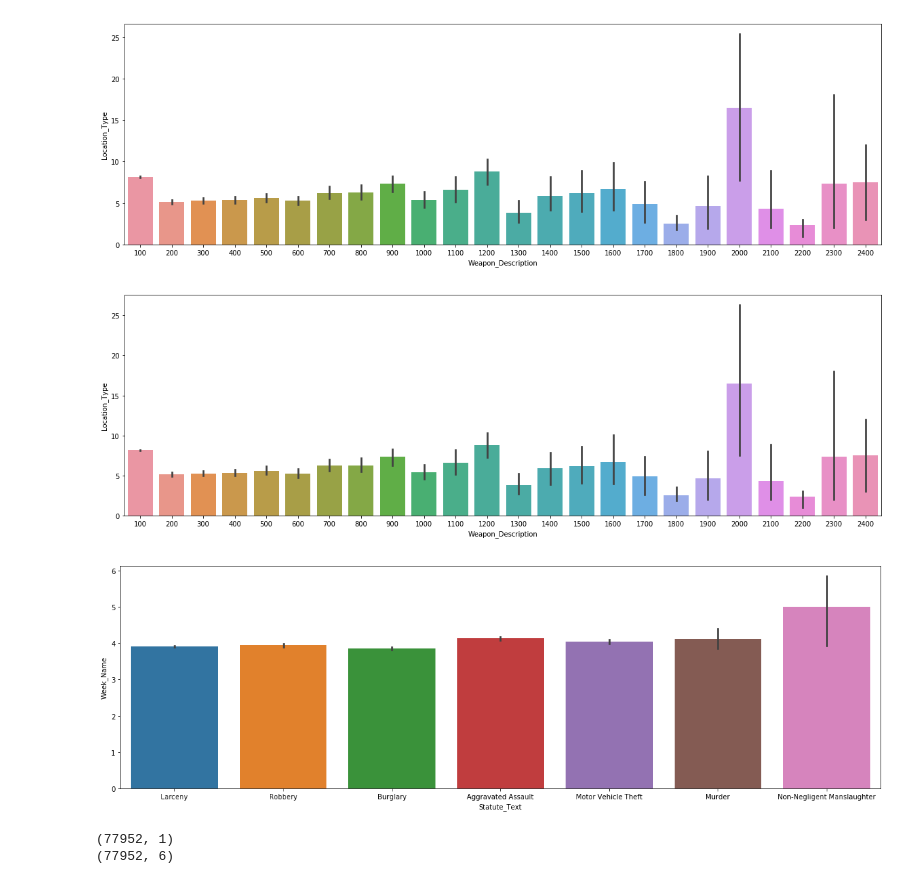
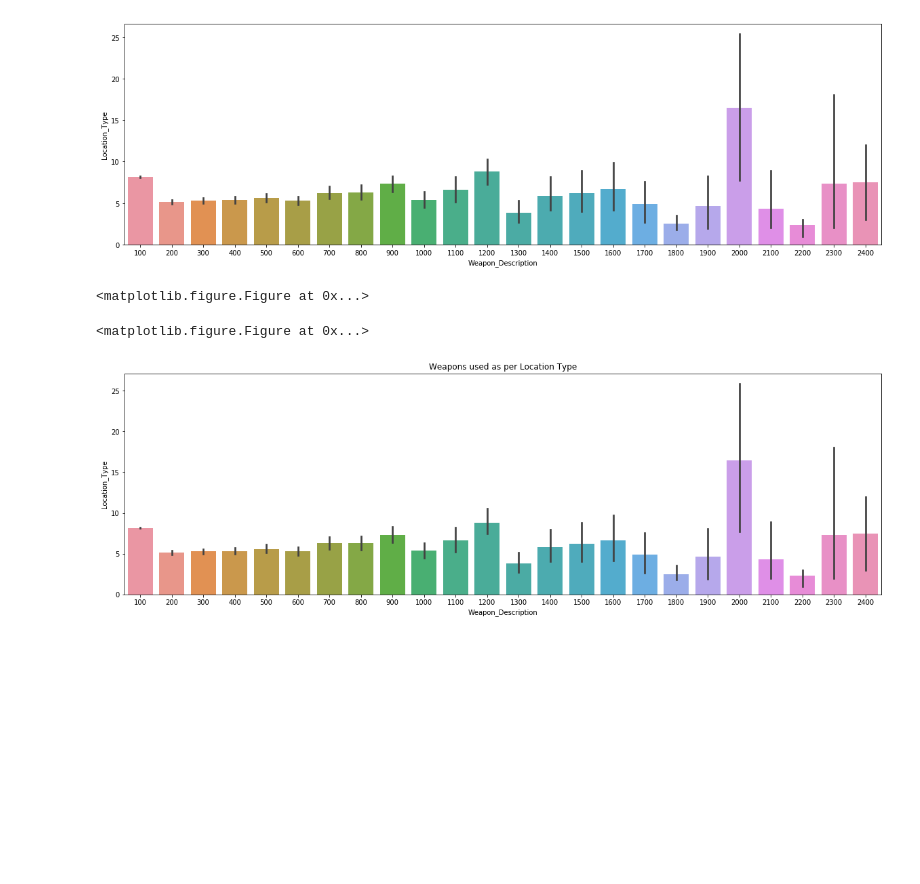
Before and after one commit to Techie9/RPDData, a Jupyter notebook: RPD-Model.ipynb, the cells around one changed output. Saved outputs shown, nothing was run; the diff lists cells and outputs as text; code cells hidden in the pictures; blank space fills up the shorter version.

```diff
--- a/RPD-Model.ipynb
+++ b/RPD-Model.ipynb
@@ -306,16 +319,13 @@ plt.show()
 [figure]
 [figure]
 # %%
+import seaborn as sns
 plt.figure(figsize = (20, 6))
 ax = sns.barplot(x='Weapon_Description', y='Location_Type', data=obj_feature_set)
 plt.setp(ax.artists, alpha=.5, linewidth=2, edgecolor="k")
+plt.title('Weapons used as per Location Type')
 plt.show()
 # %% [output]
+<matplotlib.figure.Figure at 0x...>
+<matplotlib.figure.Figure at 0x...>
-[figure, old version]
+[figure, new version]
-# %%
-plt.figure(figsize = (20, 6))
-ax = sns.barplot(x='Statute_Text', y='Week_Name', data=obj_feature_set)
-plt.setp(ax.artists, alpha=.5, linewidth=2, edgecolor="k")
-plt.show()
-# %% [output]
-[figure, removed]
@@ -330,20 +331,0 @@ print(features["OccurredFrom_Date_Year"].value_counts())
-# %%
-# Put the target (housing value -- MEDV) in another DataFrame
-target = pd.DataFrame(feature_set['Statute_Text'])
-print(target.shape)
-
-features=pd.DataFrame()
-features['X']=feature_set['X']
-features['Y']=feature_set['Y']
-features['OccurredFrom_Date_Year']=feature_set['OccurredFrom_Date_Year']
-features['OccurredFrom_Date_Month']=feature_set['OccurredFrom_Date_Month']
-features['Statute_CrimeCategory']=feature_set['Statute_CrimeCategory']
-features['Shift']=obj_feature_set['Shift']
-features['Weapon_Description']=obj_feature_set['Weapon_Description']
-features['Week_Name']=obj_feature_set['Week_Name']
-features['Location_Type']=obj_feature_set['Location_Type']
-features['Statute_Category']=obj_feature_set['Statute_Category']
-print(features.shape)
-# %% [output]
-(77952, 1)
-(77952, 6)
```
Also changed, not shown: parts of 19 cells of this notebook, 1 other file.
